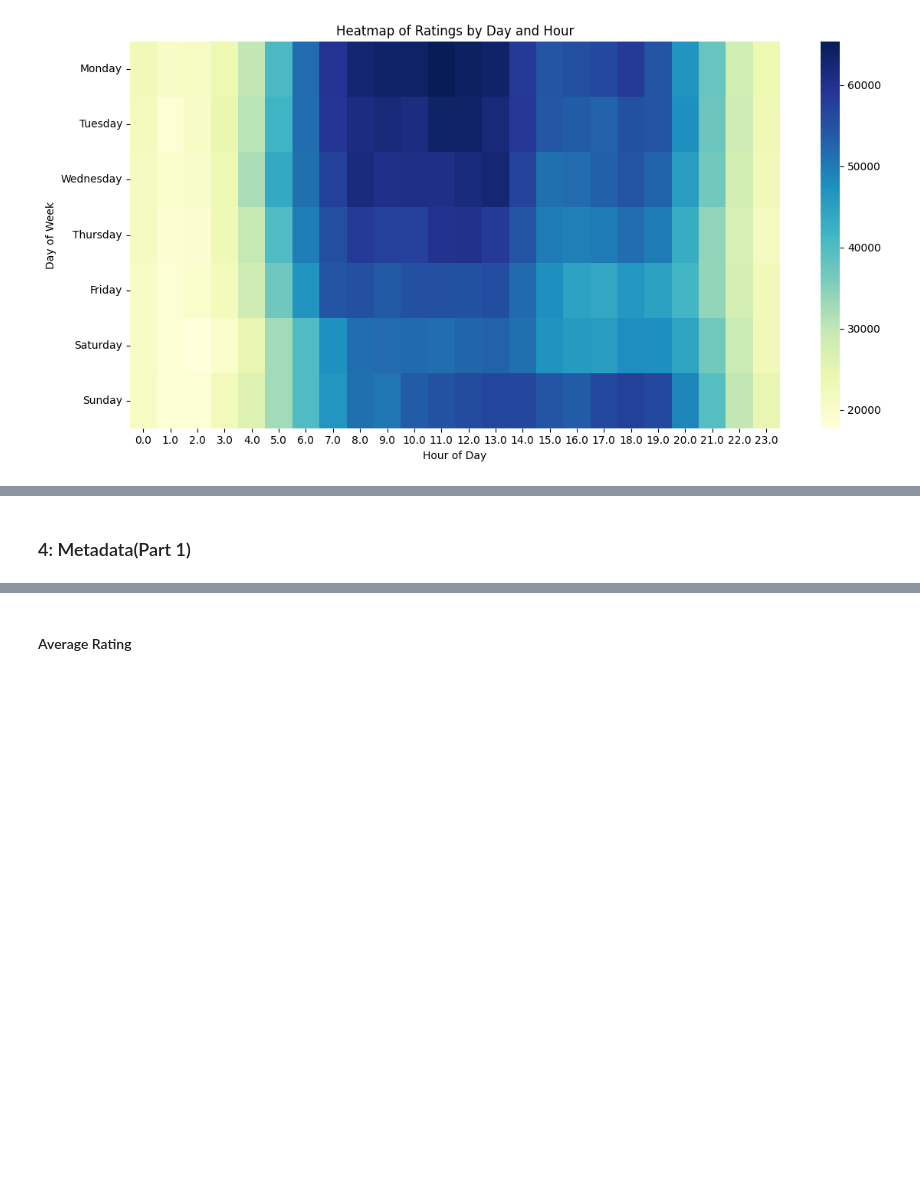
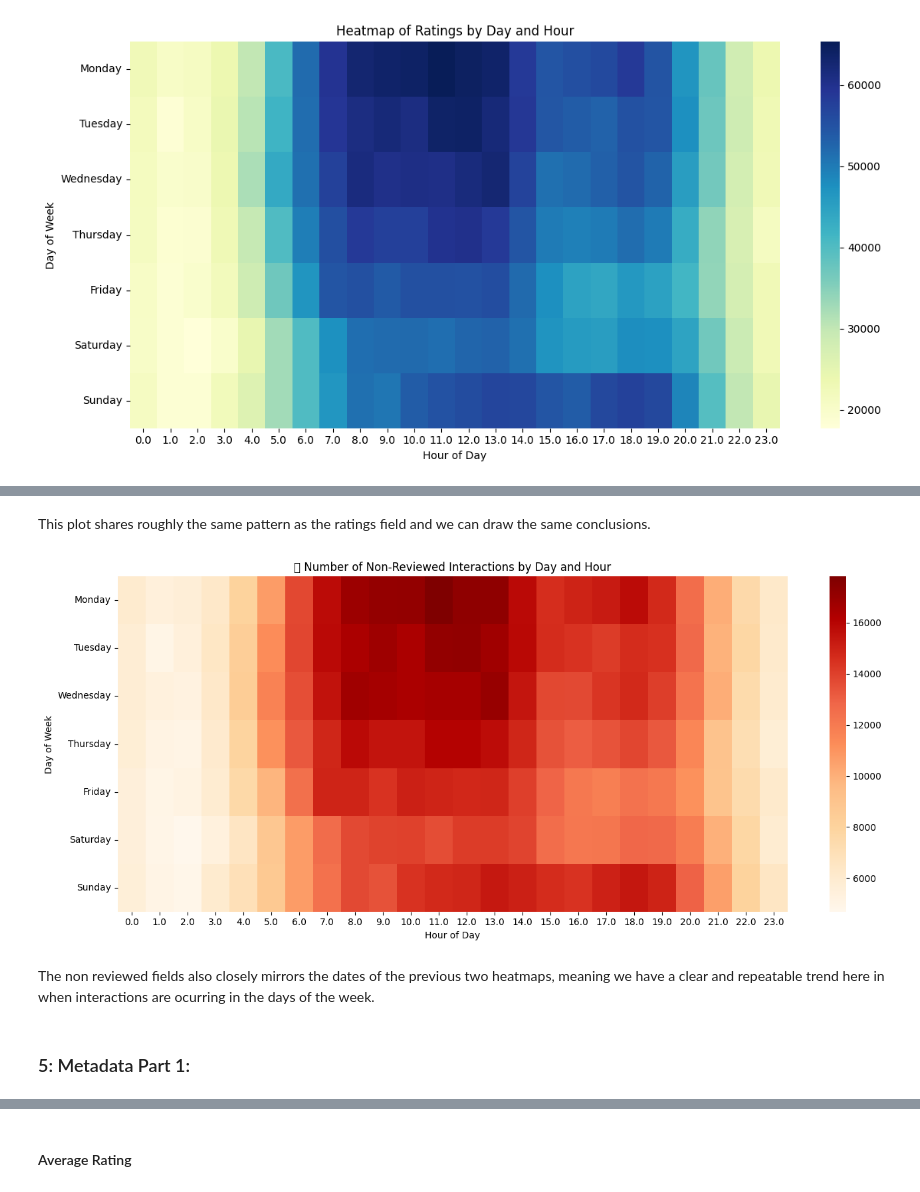
Before and after one commit to Matzmuda4/Goodreads-Recommender-Solution, a Jupyter notebook: EDA.ipynb, the cells around one changed output, grey strips where cells are left out. Drawn from its saved outputs; the diff is of its cells as text; code cells hidden in the pictures; blank space fills up the shorter version.

```diff
--- a/EDA.ipynb
+++ b/EDA.ipynb
@@ -651,3 +751,18 @@ plt.show()
+# %% [markdown]
+This plot shares roughly the same pattern as the ratings field and we can draw the same conclusions.
+# %%
+# Heatmap 2: Not Reviewed
+plt.figure(figsize=(14, 6))
+sns.heatmap(not_reviewed_heatmap, cmap="OrRd")
+plt.title("📕 Number of Non-Reviewed Interactions by Day and Hour")
+plt.xlabel("Hour of Day")
+plt.ylabel("Day of Week")
+plt.tight_layout()
+plt.show()
+# %% [output]
+[figure, added]
+# %% [markdown]
+The non reviewed fields also closely mirrors the dates of the previous two heatmaps, meaning we have a clear and repeatable trend here in when interactions are ocurring in the days of the week.
 # %% [markdown]
-### 4: Metadata(Part 1)
+### 5: Metadata Part 1:
 # %% [markdown]
```
Also changed, not shown: parts of 64 cells of this notebook.
